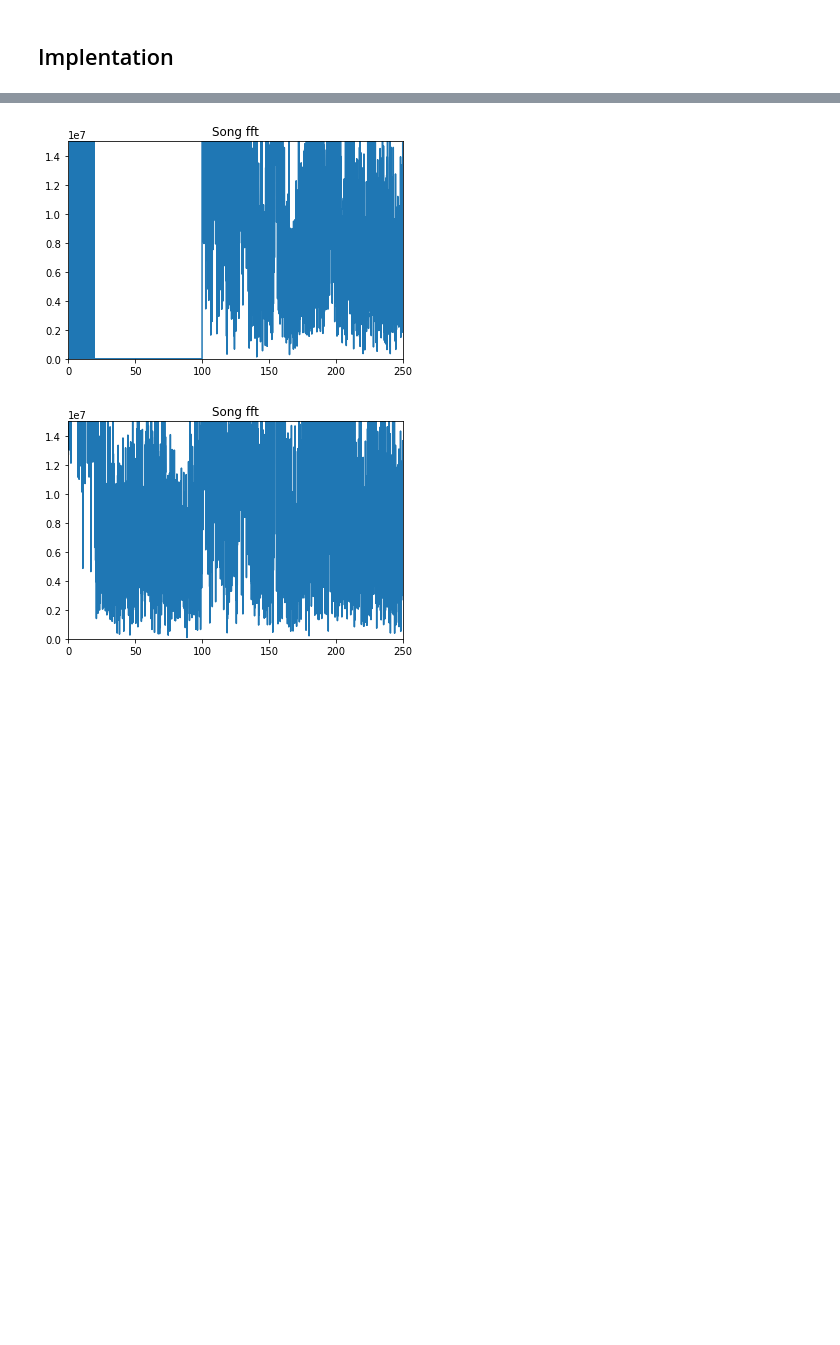
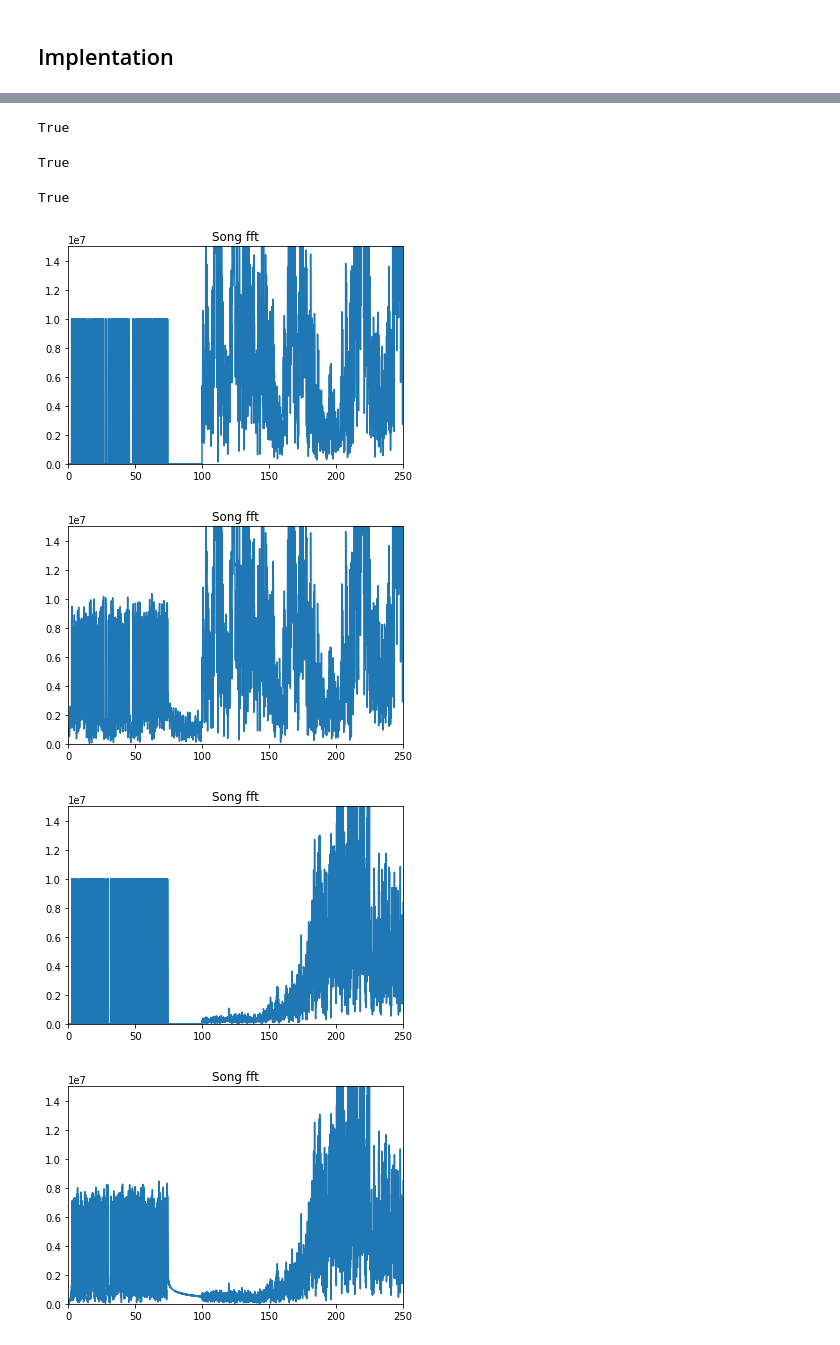
Before and after one commit to Carciax/EEE4114F-PRJ, a Jupyter notebook: Low Frequency Hiding.ipynb, the cells around one changed output, grey strips where cells are left out. Saved outputs shown, nothing was run; the diff lists cells and outputs as text; code cells hidden in the pictures; blank space fills up the shorter version.

```diff
--- a/Low Frequency Hiding.ipynb
+++ b/Low Frequency Hiding.ipynb
@@ -227,9 +225,9 @@ def manipulate_file(filename):
     public_key = read_public_key(filename)
     print(check_audio(filename.split('.')[0] + '_with_data.wav', public_key))
 # %%
-# manipulate_file('AudioFiles/bumblebee/bumblebee_small.wav')
-manipulate_file('AudioFiles/popmusic end/popsong_small.wav')
-# manipulate_file('AudioFiles/popmusic start/popsong_small.wav')
-# manipulate_file('AudioFiles/Speech end/President_CR_small.wav')
-# manipulate_file('AudioFiles/Speech start/President_CR_small.wav')
+manipulate_file('AudioFiles/BB/BB_small.wav')
+manipulate_file('AudioFiles/CR1/CR_small.wav')
+manipulate_file('AudioFiles/CR2/CR_small.wav')
+manipulate_file('AudioFiles/DT1/DT_small.wav')
+manipulate_file('AudioFiles/DT2/DT_small.wav')
 # %% [output]
@@ -239,2 +236,7 @@ False
+True
+True
+True
-[figure, old version]
+[figure, new version]
-[figure, old version]
+[figure, new version]
+[figure, added]
+[figure, added]
```
Also changed, not shown: parts of 2 cells of this notebook, 46 other files.
